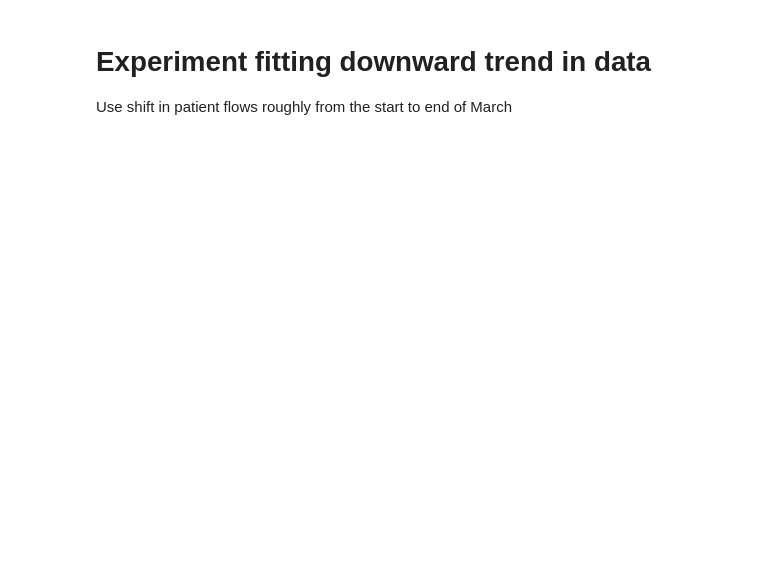
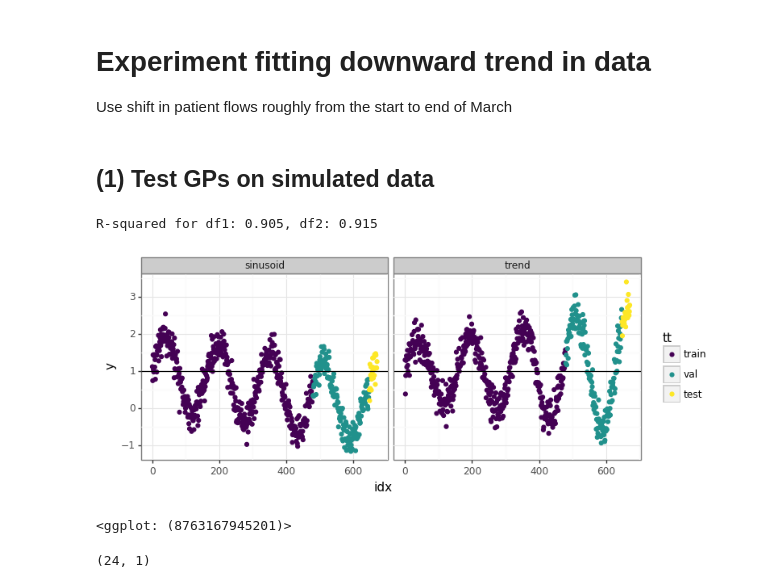
Before and after one commit to saiborra1979/EDCensus, a Jupyter notebook: explore_np.ipynb, the cells around one changed output. Saved outputs shown, nothing was run; the diff lists cells and outputs as text; code cells hidden in the pictures; blank space fills up the shorter version.

```diff
--- a/explore_np.ipynb
+++ b/explore_np.ipynb
@@ -4,0 +35,37 @@ Use shift in patient flows roughly from the start to end of March
+# %% [markdown]
+## (1) Test GPs on simulated data
+# %%
+ntrain, nval, ntest = 480, 168, 24
+n = ntrain + nval + ntest
+np.random.seed(seed)
+# Data type 1: noisy downward sinusoid
+idx1 = np.arange(n)
+signal1, noise1, trend1 = np.sin(idx1/25)+1, 0.25*np.random.randn(n), np.linspace(0,-1,n)
+df1 = pd.DataFrame({'idx':idx1, 'y':signal1+noise1+trend1,
+                    'tt':pd.cut(idx1,bins=[0,ntrain,n-ntest,n+1],right=False,labels=['train','val','test'])})
+# Data type 2: Multiplicative seansonal trend
+noise2, signal2 = 0.25*np.random.randn(n), (signal1-1)*(-trend1+0.70) + 1
+df2 = pd.DataFrame({'idx':idx1, 'y':signal2+noise2, 'tt':df1.tt})
+df = pd.concat([df1.assign(df='sinusoid'), df2.assign(df='trend')])
+print('R-squared for df1: %0.3f, df2: %0.3f' % (r2_score(signal1+trend1, df1.y), r2_score(signal2, df2.y)))
+
+enc1, enc2 = StandardScaler(), StandardScaler()
+X1_train, y1_train = enc1.fit_transform(cvec(df1[df1.tt=='train'].idx)), df1[df1.tt=='train'].y.values
+X2_train, y2_train = enc2.fit_transform(cvec(df2[df2.tt=='train'].idx)), df2[df2.tt=='train'].y.values
+X1_val, y1_val = enc1.fit_transform(cvec(df1[df1.tt=='val'].idx)), df1[df1.tt=='val'].y.values
+X2_val, y2_val = enc2.fit_transform(cvec(df2[df2.tt=='val'].idx)), df2[df2.tt=='val'].y.values
+X1_test, y1_test = enc1.transform(cvec(df1[df1.tt=='test'].idx)), df1[df1.tt=='test'].y.values
+X2_test, y2_test = enc2.transform(cvec(df2[df2.tt=='test'].idx)), df2[df2.tt=='test'].y.values
+
+plotnine.options.figure_size = (8, 3)
+gg_df = (ggplot(df, aes(x='idx',y='y',color='tt')) + geom_point() + theme_bw() +
+         facet_wrap('~df') + geom_hline(yintercept=1))
+gg_df
+# %% [output]
+R-squared for df1: 0.905, df2: 0.915
+[figure, added]
+<ggplot: (8763167945201)>
+# %%
+X1_test.shape
+# %% [output]
+(24, 1)
```
Also changed, not shown: parts of 20 cells of this notebook, 3 other files.
